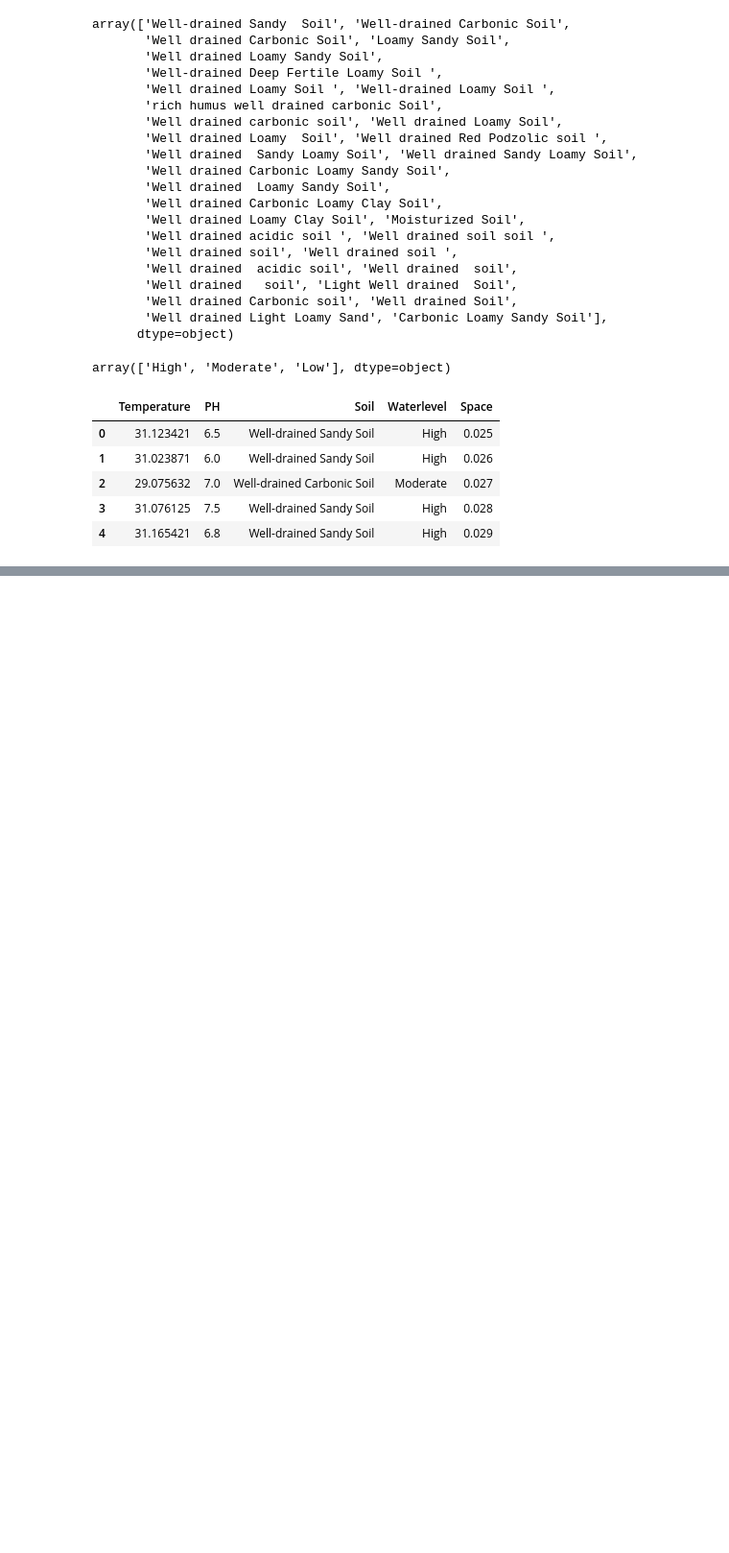
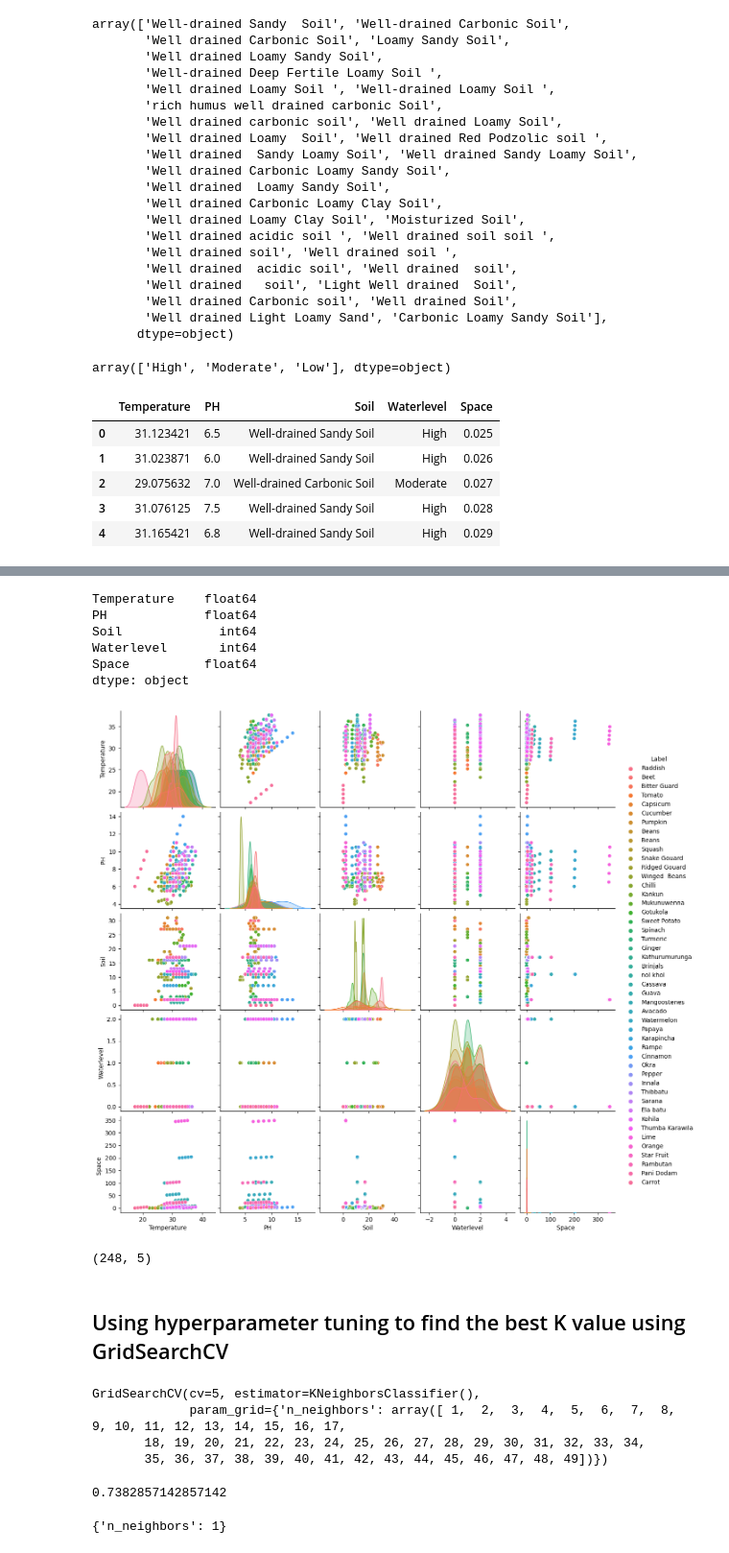
Before and after one commit to deepakkrish212/newyork-gardens, a Jupyter notebook: data-wrangling/house_crops_pipeline.ipynb, the cells around one changed output, grey strips where cells are left out. Shown at 96% size. Saved outputs shown, nothing was run; the diff lists cells and outputs as text; code cells hidden in the pictures; blank space fills up the shorter version.

```diff
--- a/data-wrangling/house_crops_pipeline.ipynb
+++ b/data-wrangling/house_crops_pipeline.ipynb
@@ -72,9 +85,3 @@ df_features.head()
 | 2 | 29.075632 | 7.0 | Well-drained Carbonic Soil | Moderate | 0.027 |
 | 3 | 31.076125 | 7.5 | Well-drained Sandy Soil | High | 0.028 |
 | 4 | 31.165421 | 6.8 | Well-drained Sandy Soil | High | 0.029 |
-# %%
-# Create dummy variables for Soil and Waterlevel and append them to the df_features dataframe.
-df_dummies = pd.get_dummies(df[['Soil', 'Waterlevel']])
-df_features = pd.concat([df_features, df_dummies], axis=1)
-df_features.drop(['Soil', 'Waterlevel'], axis=1, inplace=True)
-df_features.head()
@@ -89,4 +87,0 @@ df_features.head()
-# %%
-# Convert all of the boolean values to numeric values.
-df_features = df_features.astype('int64')
-df_features.head()
@@ -100,0 +88,11 @@ df_features.head()
+# %%
+# Create a LabelEncoder object
+le = LabelEncoder()
+
+# Encode the Soil column
+df_features['Soil'] = le.fit_transform(df_features['Soil'])
+df['Soil'] = le.fit_transform(df['Soil'])
+
+# Encode the Waterlevel column
+df_features['Waterlevel'] = le.fit_transform(df_features['Waterlevel'])
+df['Waterlevel'] = le.fit_transform(df['Waterlevel'])
@@ -100,0 +110,23 @@ df_features.head()
+# %%
+df_features.dtypes
+# %% [output]
+Temperature    float64
+PH             float64
+Soil             int64
+Waterlevel       int64
+Space          float64
+dtype: object
+# %%
+# Pair plot and save the figure
+feature_columns = df_features.columns
+sns.pairplot(df, x_vars=feature_columns, hue='Label', size=2.5)
+
+# save the figure
+plt.savefig('../images/pairplot.png')
+# %% [output]
+[figure, added]
+# %%
+df_features.shape
+# We have 248 rows and 5 columns.
+# %% [output]
+(248, 5)
@@ -100,0 +144,2 @@ df_features.head()
+# %% [markdown]
+## Using hyperparameter tuning to find the best K value using GridSearchCV
@@ -100,0 +149,18 @@ df_features.head()
+# %%
+knn = KNeighborsClassifier()
+knn_cv= GridSearchCV(knn,param_grid,cv=5)
+knn_cv.fit(X,y)
+# %% [output]
+GridSearchCV(cv=5, estimator=KNeighborsClassifier(),
+             param_grid={'n_neighbors': array([ 1,  2,  3,  4,  5,  6,  7,  8,  9, 10, 11, 12, 13, 14, 15, 16, 17,
+       18, 19, 20, 21, 22, 23, 24, 25, 26, 27, 28, 29, 30, 31, 32, 33, 34,
+       35, 36, 37, 38, 39, 40, 41, 42, 43, 44, 45, 46, 47, 48, 49])})
+# %%
+knn_cv.best_score_
+# %% [output]
+0.7382857142857142
+# %%
+# In this case, we got the best score as 1
+knn_cv.best_params_
+# %% [output]
+{'n_neighbors': 1}
```
Also changed, not shown: parts of 30 cells of this notebook.
